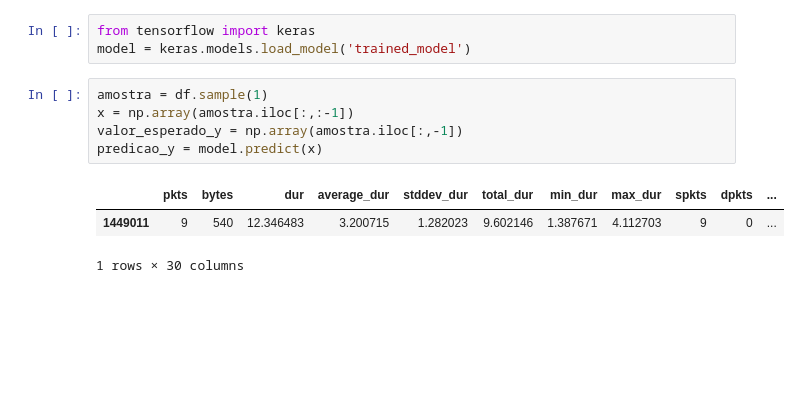
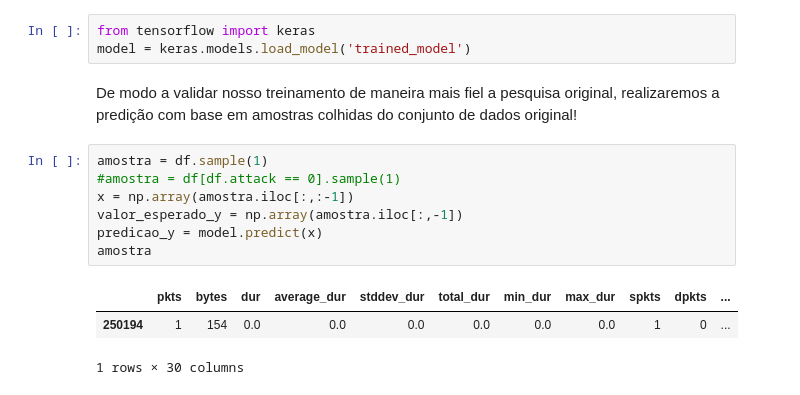
Before and after one commit to stephenfg92/trab_ai, a Jupyter notebook: Dados_resumidos.ipynb, the cells around one changed output. Cells and saved outputs as stored; diff of their text form; blank space fills up the shorter version.

```diff
--- a/Dados_resumidos.ipynb
+++ b/Dados_resumidos.ipynb
@@ -23,13 +168,17 @@ resumo.to_csv(r'resumo.csv', index=False)
 # %%
 from tensorflow import keras
 model = keras.models.load_model('trained_model')
+# %% [markdown]
+De modo a validar nosso treinamento de maneira mais fiel a pesquisa original, realizaremos a predição com base em amostras colhidas do conjunto de dados original!
 # %%
 amostra = df.sample(1)
+#amostra = df[df.attack == 0].sample(1)
 x = np.array(amostra.iloc[:,:-1])
 valor_esperado_y = np.array(amostra.iloc[:,-1])
 predicao_y = model.predict(x)
+amostra
 # %% [output]
 |  | pkts | bytes | dur | average_dur | stddev_dur | total_dur | min_dur | max_dur | spkts | dpkts | ... |
-| 1449011 | 9 | 540 | 12.346483 | 3.200715 | 1.282023 | 9.602146 | 1.387671 | 4.112703 | 9 | 0 | ... |
+| 250194 | 1 | 154 | 0.0 | 0.0 | 0.0 | 0.0 | 0.0 | 0.0 | 1 | 0 | ... |
 1 rows × 30 columns
 # %%
```
Also changed, not shown: parts of 19 cells of this notebook, 11 other files.
